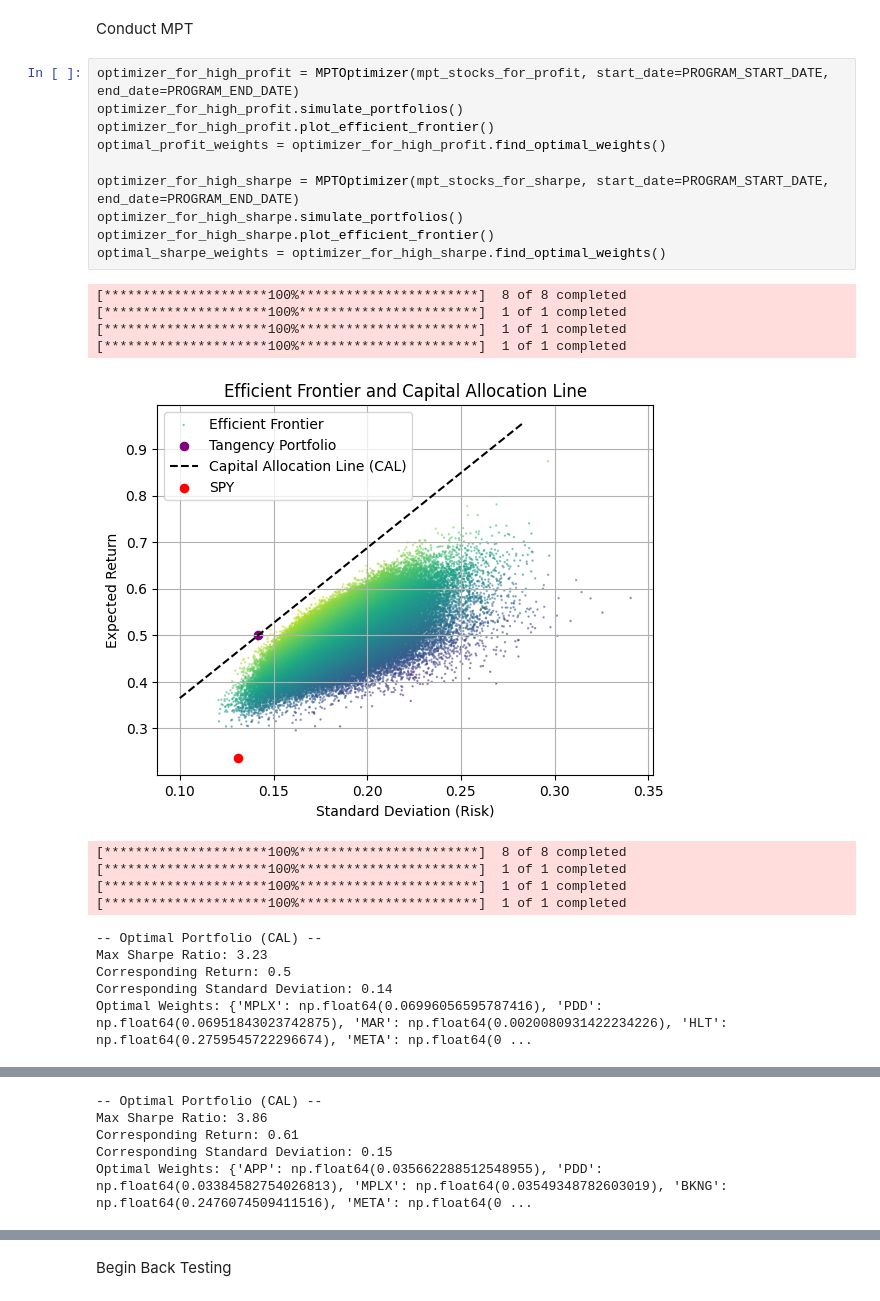
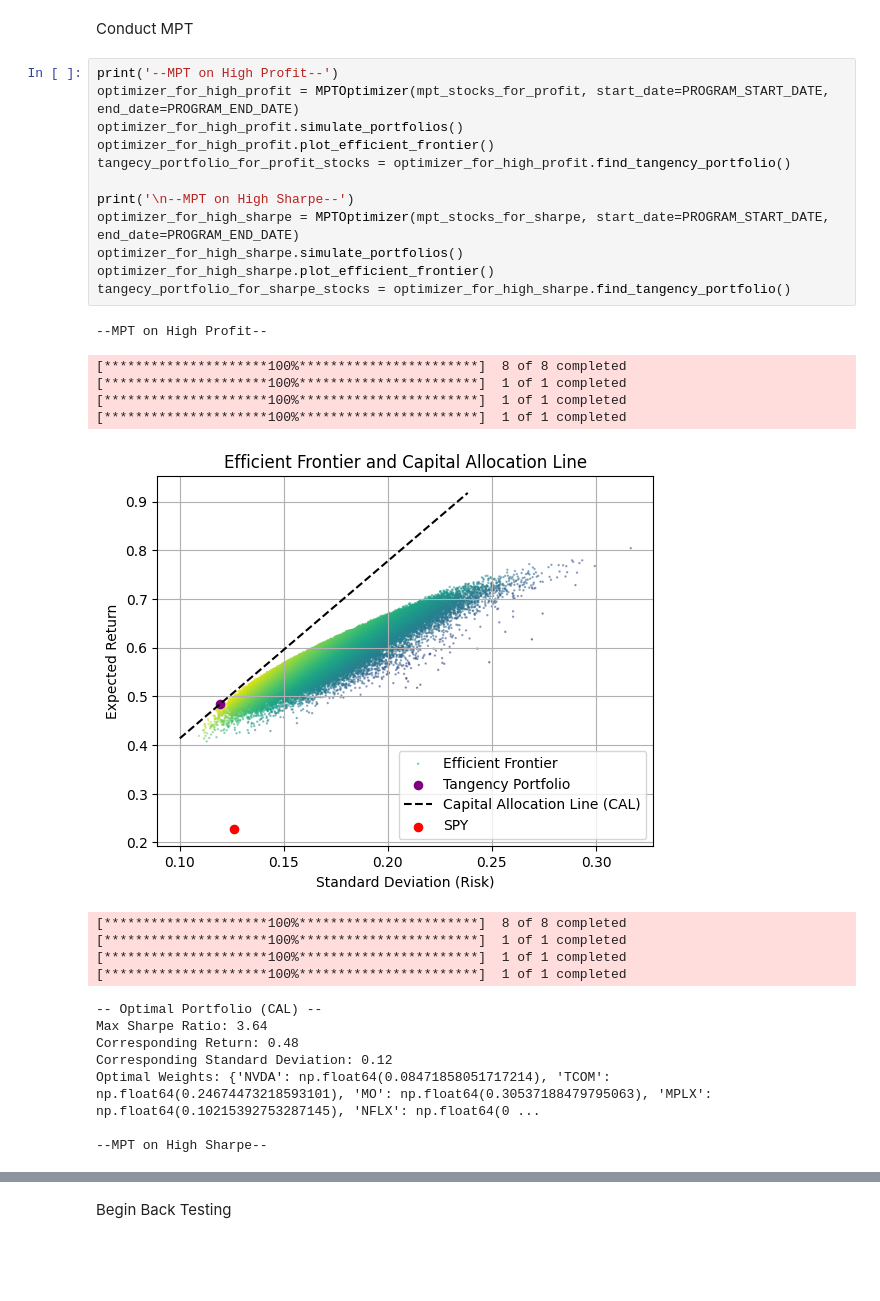
Before and after one commit to BlakeUribe/Portfolio_py, a Jupyter notebook: notebooks/backtesting.ipynb, the cells around one changed output, grey strips where cells are left out. Saved outputs shown, nothing was run; the diff lists cells and outputs as text; blank space fills up the shorter version.

```diff
--- a/notebooks/backtesting.ipynb
+++ b/notebooks/backtesting.ipynb
@@ -33,27 +33,32 @@ finance_utils.py successfully loaded, updated last Feb. 07 2025 12.04
 # %% [markdown]
 Conduct MPT
 # %%
+print('--MPT on High Profit--')
 optimizer_for_high_profit = MPTOptimizer(mpt_stocks_for_profit, start_date=PROGRAM_START_DATE, end_date=PROGRAM_END_DATE)
 optimizer_for_high_profit.simulate_portfolios()
 optimizer_for_high_profit.plot_efficient_frontier()
-optimal_profit_weights = optimizer_for_high_profit.find_optimal_weights()
+tangecy_portfolio_for_profit_stocks = optimizer_for_high_profit.find_tangency_portfolio()
 
+print('\n--MPT on High Sharpe--')
 optimizer_for_high_sharpe = MPTOptimizer(mpt_stocks_for_sharpe, start_date=PROGRAM_START_DATE, end_date=PROGRAM_END_DATE)
 optimizer_for_high_sharpe.simulate_portfolios()
 optimizer_for_high_sharpe.plot_efficient_frontier()
-optimal_sharpe_weights = optimizer_for_high_sharpe.find_optimal_weights()
+tangecy_portfolio_for_sharpe_stocks = optimizer_for_high_sharpe.find_tangency_portfolio()
 # %% [output]
-[*********************100%***********************]  8 of 8 completed
-[*********************100%***********************]  1 of 1 completed
-[*********************100%***********************]  1 of 1 completed
-[*********************100%***********************]  1 of 1 completed
+--MPT on High Profit--
+[*********************100%***********************]  8 of 8 completed
+[*********************100%***********************]  1 of 1 completed
+[*********************100%***********************]  1 of 1 completed
+[*********************100%***********************]  1 of 1 completed
-[figure, old version]
+[figure, new version]
-[*********************100%***********************]  8 of 8 completed
-[*********************100%***********************]  1 of 1 completed
-[*********************100%***********************]  1 of 1 completed
-[*********************100%***********************]  1 of 1 completed
--- Optimal Portfolio (CAL) --
-Max Sharpe Ratio: 3.23
-Corresponding Return: 0.5
-Corresponding Standard Deviation: 0.14
-Optimal Weights: {'MPLX': np.float64(0.06996056595787416), 'PDD': np.float64(0.06951843023742875), 'MAR': np.float64(0.0020080931422234226), 'HLT': np.float64(0.2759545722296674), 'META': np.float64(0 ...
+[*********************100%***********************]  8 of 8 completed
+[*********************100%***********************]  1 of 1 completed
+[*********************100%***********************]  1 of 1 completed
+[*********************100%***********************]  1 of 1 completed
+-- Optimal Portfolio (CAL) --
+Max Sharpe Ratio: 3.64
+Corresponding Return: 0.48
+Corresponding Standard Deviation: 0.12
+Optimal Weights: {'NVDA': np.float64(0.08471858051717214), 'TCOM': np.float64(0.24674473218593101), 'MO': np.float64(0.30537188479795063), 'MPLX': np.float64(0.10215392753287145), 'NFLX': np.float64(0 ...
+
+--MPT on High Sharpe--
@@ -61,5 +65,0 @@ Optimal Weights: {'MPLX': np.float64(0.06996056595787416), 'PDD': np.float64(0.0
--- Optimal Portfolio (CAL) --
-Max Sharpe Ratio: 3.86
-Corresponding Return: 0.61
-Corresponding Standard Deviation: 0.15
-Optimal Weights: {'APP': np.float64(0.035662288512548955), 'PDD': np.float64(0.03384582754026813), 'MPLX': np.float64(0.03549348782603019), 'BKNG': np.float64(0.2476074509411516), 'META': np.float64(0 ...
```
Also changed, not shown: parts of 10 cells of this notebook, 10 other files.
